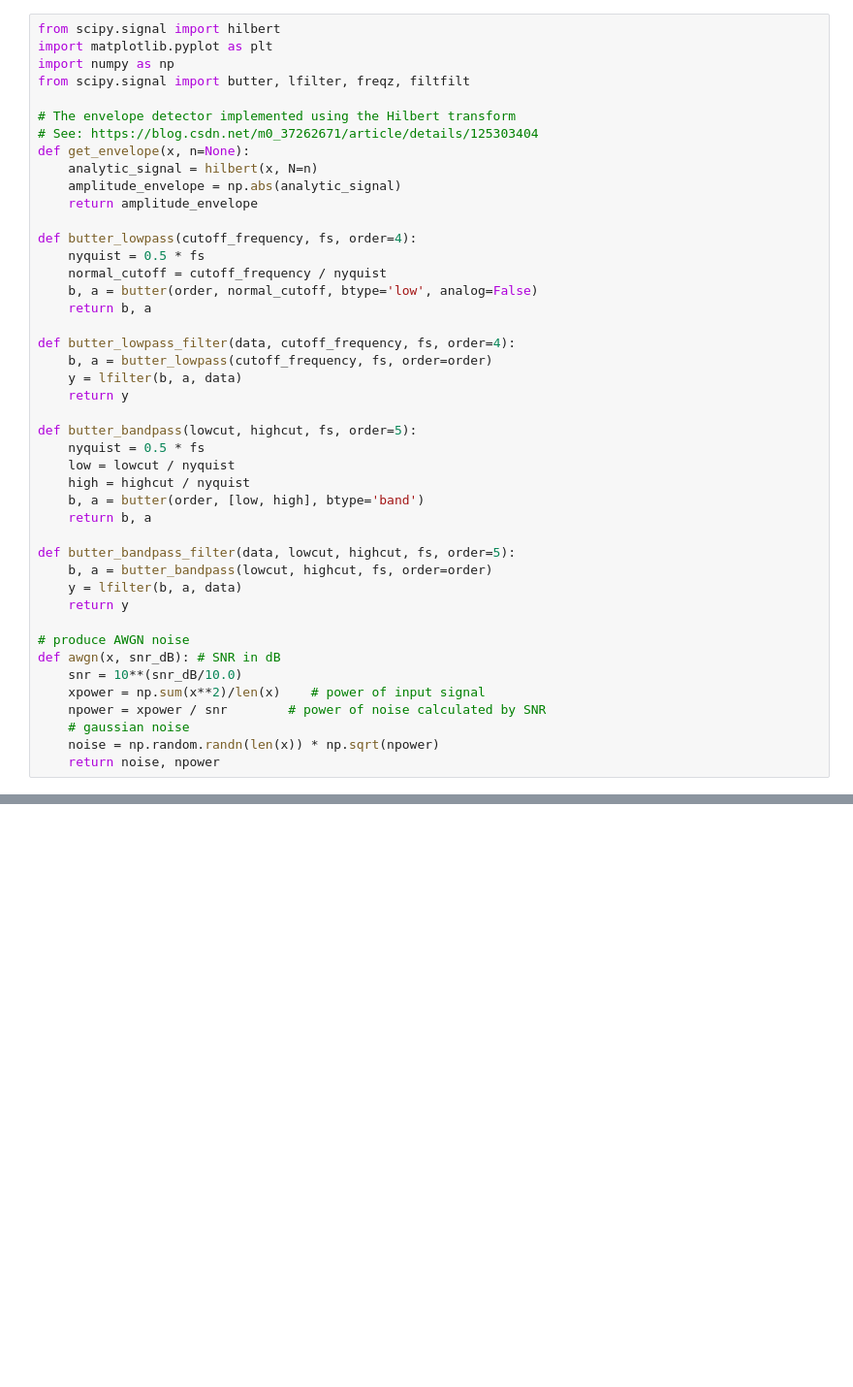
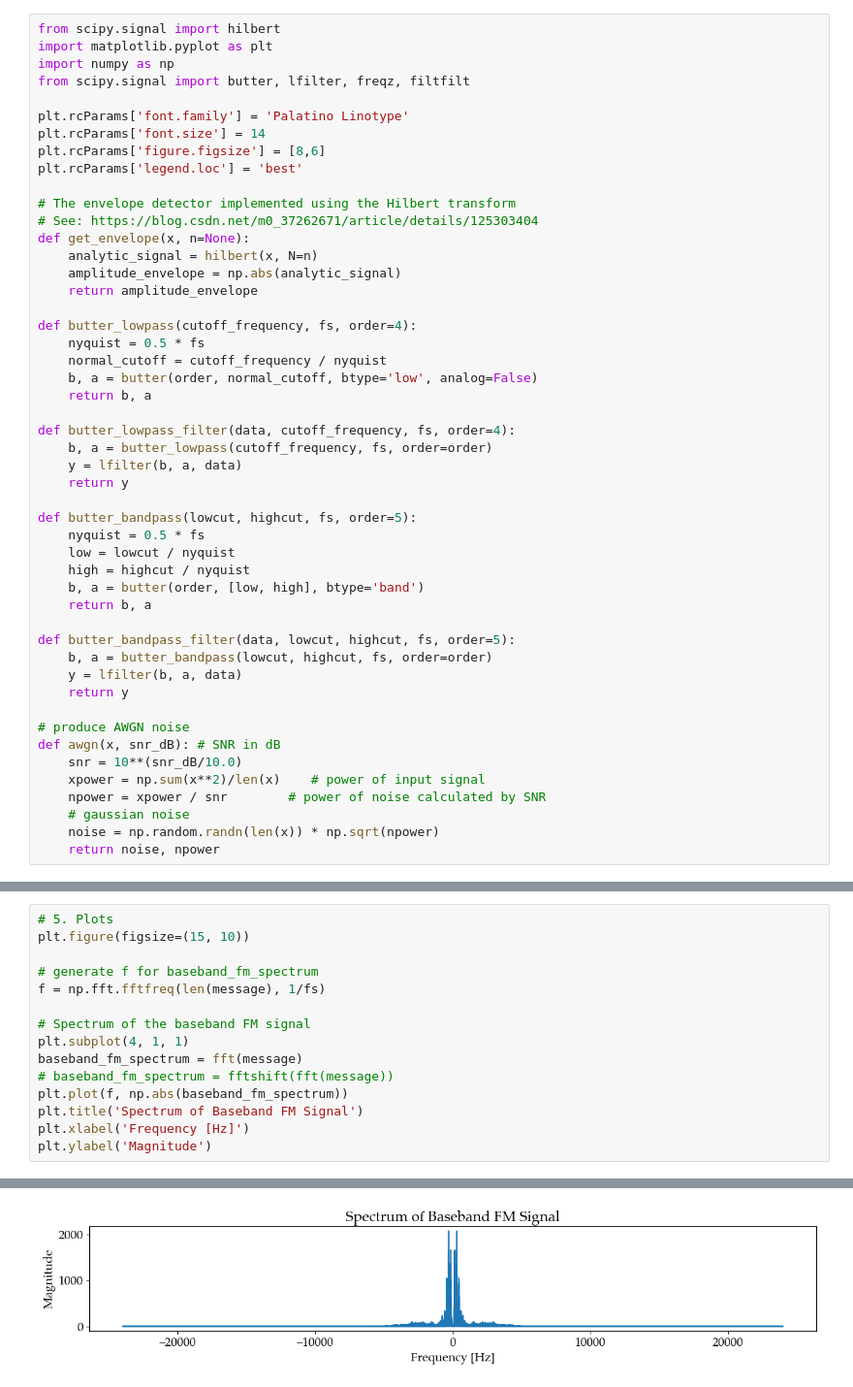
Before and after one commit to martinz2002/ece459-project-fa23-zjui, a Jupyter notebook: project_main/audio_processing_fm.ipynb, the cells around one changed output, grey strips where cells are left out. Shown: that part at 97% size. Cells and saved outputs as stored; diff of their text form; blank space fills up the shorter version.

```diff
--- a/project_main/audio_processing_fm.ipynb
+++ b/project_main/audio_processing_fm.ipynb
@@ -3,6 +3,11 @@ from scipy.signal import hilbert
 import matplotlib.pyplot as plt
 import numpy as np
 from scipy.signal import butter, lfilter, freqz, filtfilt
+
+plt.rcParams['font.family'] = 'Palatino Linotype'
+plt.rcParams['font.size'] = 14
+plt.rcParams['figure.figsize'] = [8,6]
+plt.rcParams['legend.loc'] = 'best'
 
 # The envelope detector implemented using the Hilbert transform
 # See: https://blog.csdn.net/m0_37262671/article/details/125303404
@@ -137,0 +186,16 @@ fm_signal, fm_noisy_signal, demodulated_signal, filtered_demodulated_signal
+# %%
+# 5. Plots
+plt.figure(figsize=(15, 10))
+
+# generate f for baseband_fm_spectrum
+f = np.fft.fftfreq(len(message), 1/fs)
+
+# Spectrum of the baseband FM signal
+plt.subplot(4, 1, 1)
+baseband_fm_spectrum = fft(message)
+# baseband_fm_spectrum = fftshift(fft(message))
+plt.plot(f, np.abs(baseband_fm_spectrum))
+plt.title('Spectrum of Baseband FM Signal')
+plt.xlabel('Frequency [Hz]')
+plt.ylabel('Magnitude')
+# %% [output]
@@ -137,0 +203 @@ fm_signal, fm_noisy_signal, demodulated_signal, filtered_demodulated_signal
+[figure, added]
```
Also changed, not shown: parts of 11 cells of this notebook, 3 other files.
